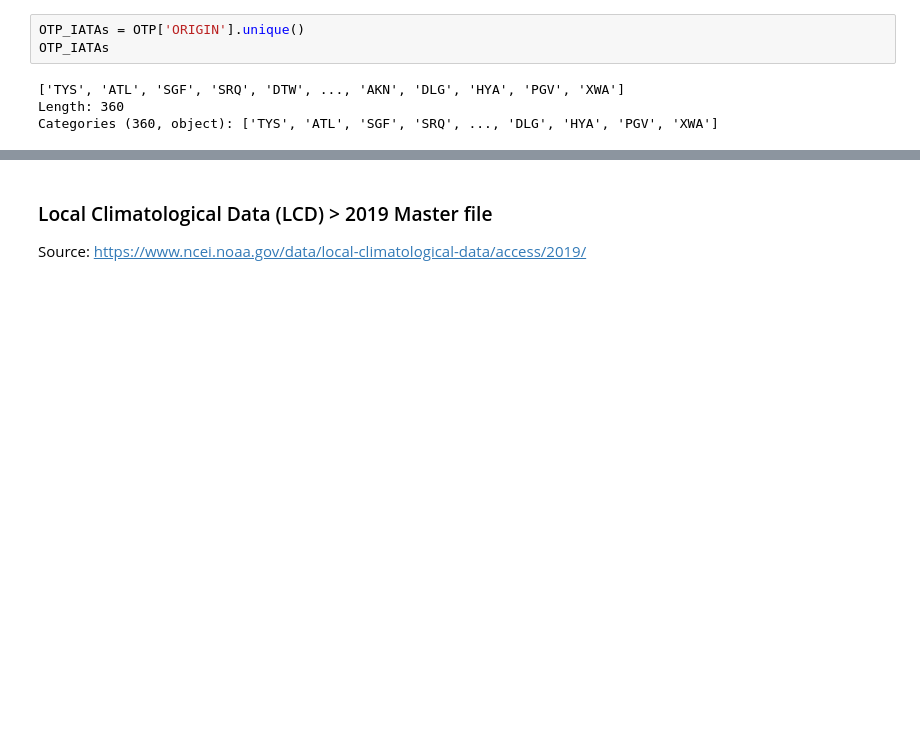
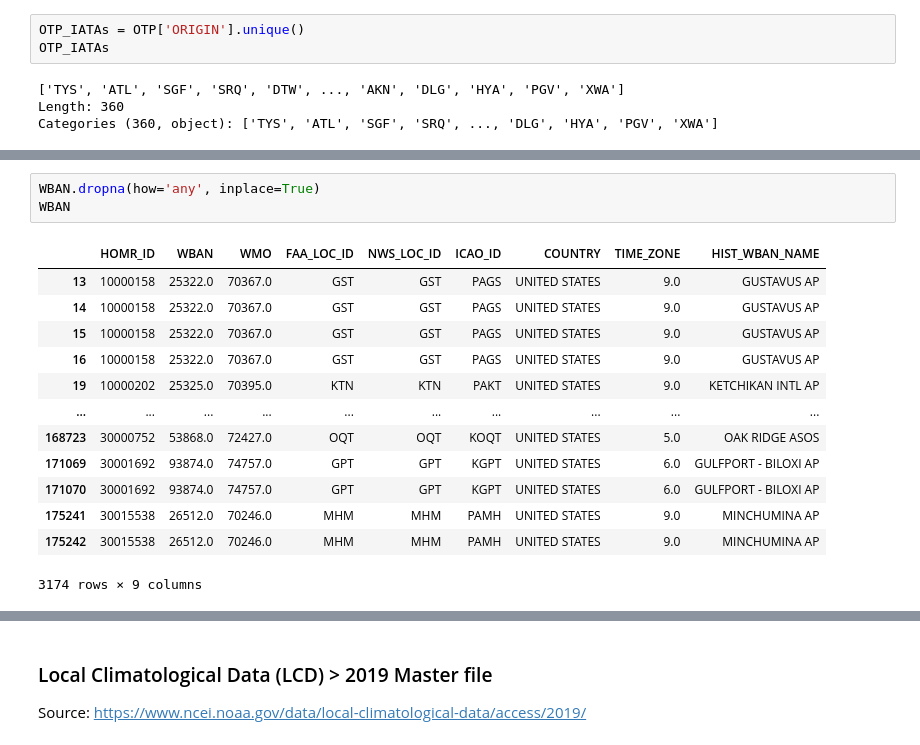
Before and after one commit to malonsol/TFM_KSchool, a Jupyter notebook: EDA/DELAY/WBAN_IATA.ipynb, the cells around one changed output, grey strips where cells are left out. Saved outputs shown, nothing was run; the diff lists cells and outputs as text; blank space fills up the shorter version.

```diff
--- a/EDA/DELAY/WBAN_IATA.ipynb
+++ b/EDA/DELAY/WBAN_IATA.ipynb
@@ -302,0 +240,17 @@ Categories (360, object): ['TYS', 'ATL', 'SGF', 'SRQ', ..., 'DLG', 'HYA', 'PGV',
+# %%
+WBAN.dropna(how='any', inplace=True)
+WBAN
+# %% [output]
+|  | HOMR_ID | WBAN | WMO | FAA_LOC_ID | NWS_LOC_ID | ICAO_ID | COUNTRY | TIME_ZONE | HIST_WBAN_NAME |
+| 13 | 10000158 | 25322.0 | 70367.0 | GST | GST | PAGS | UNITED STATES | 9.0 | GUSTAVUS AP |
+| 14 | 10000158 | 25322.0 | 70367.0 | GST | GST | PAGS | UNITED STATES | 9.0 | GUSTAVUS AP |
+| 15 | 10000158 | 25322.0 | 70367.0 | GST | GST | PAGS | UNITED STATES | 9.0 | GUSTAVUS AP |
+| 16 | 10000158 | 25322.0 | 70367.0 | GST | GST | PAGS | UNITED STATES | 9.0 | GUSTAVUS AP |
+| 19 | 10000202 | 25325.0 | 70395.0 | KTN | KTN | PAKT | UNITED STATES | 9.0 | KETCHIKAN INTL AP |
+| ... | ... | ... | ... | ... | ... | ... | ... | ... | ... |
+| 168723 | 30000752 | 53868.0 | 72427.0 | OQT | OQT | KOQT | UNITED STATES | 5.0 | OAK RIDGE ASOS |
+| 171069 | 30001692 | 93874.0 | 74757.0 | GPT | GPT | KGPT | UNITED STATES | 6.0 | GULFPORT - BILOXI AP |
+| 171070 | 30001692 | 93874.0 | 74757.0 | GPT | GPT | KGPT | UNITED STATES | 6.0 | GULFPORT - BILOXI AP |
+| 175241 | 30015538 | 26512.0 | 70246.0 | MHM | MHM | PAMH | UNITED STATES | 9.0 | MINCHUMINA AP |
+| 175242 | 30015538 | 26512.0 | 70246.0 | MHM | MHM | PAMH | UNITED STATES | 9.0 | MINCHUMINA AP |
+3174 rows × 9 columns
```
Also changed, not shown: parts of 52 cells of this notebook.
